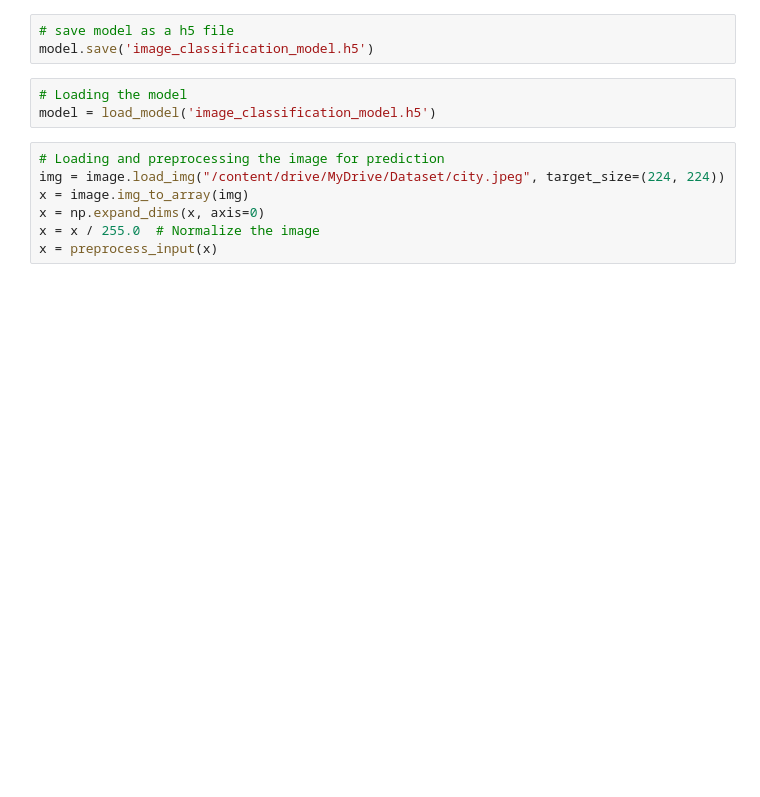
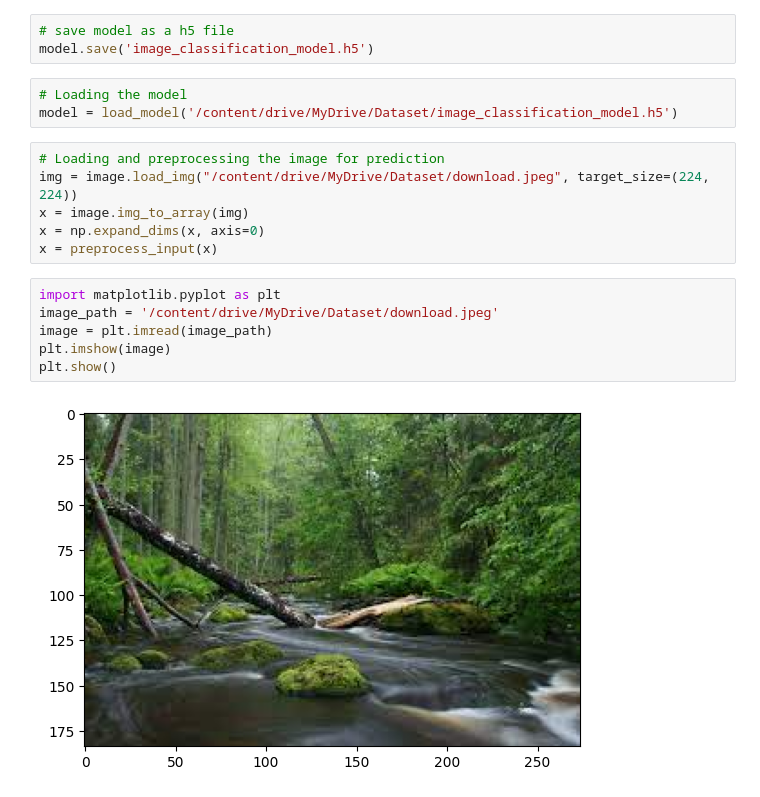
Before and after one commit to Vijaiey88/Scifor_Technologies_Work, a Jupyter notebook: Project2/Image Classification Model by Deep Learning/Image_classification.ipynb, the cells around one changed output. Drawn from its saved outputs; the diff is of its cells as text; blank space fills up the shorter version.

```diff
--- a/Project2/Image Classification Model by Deep Learning/Image_classification.ipynb
+++ b/Project2/Image Classification Model by Deep Learning/Image_classification.ipynb
@@ -145,14 +145,21 @@ plt.savefig('AccVal_acc')
 model.save('image_classification_model.h5')
 # %%
 # Loading the model
-model = load_model('image_classification_model.h5')
+model = load_model('/content/drive/MyDrive/Dataset/image_classification_model.h5')
 # %%
 # Loading and preprocessing the image for prediction
-img = image.load_img("/content/drive/MyDrive/Dataset/city.jpeg", target_size=(224, 224))
+img = image.load_img("/content/drive/MyDrive/Dataset/download.jpeg", target_size=(224, 224))
 x = image.img_to_array(img)
 x = np.expand_dims(x, axis=0)
-x = x / 255.0  # Normalize the image
 x = preprocess_input(x)
+# %%
+import matplotlib.pyplot as plt
+image_path = '/content/drive/MyDrive/Dataset/download.jpeg'
+image = plt.imread(image_path)
+plt.imshow(image)
+plt.show()
+# %% [output]
+[figure, added]
 # %%
 # Making prediction (Class indices: {'City': 0, 'Nature': 1})
 prediction = model.predict(x)
```
Also changed, not shown: parts of 1 cell of this notebook.
